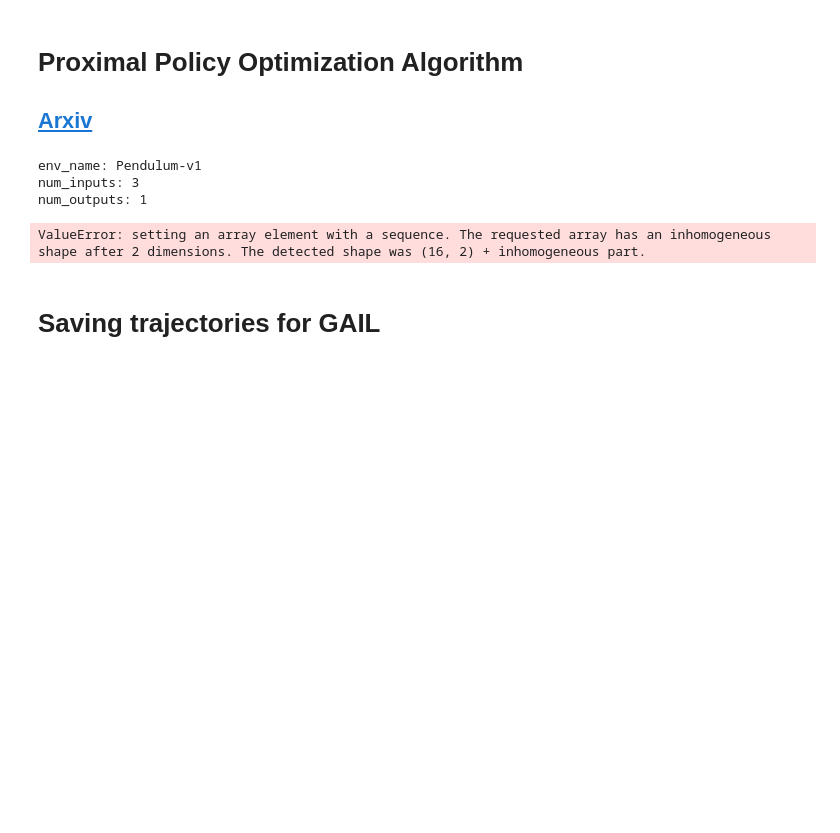
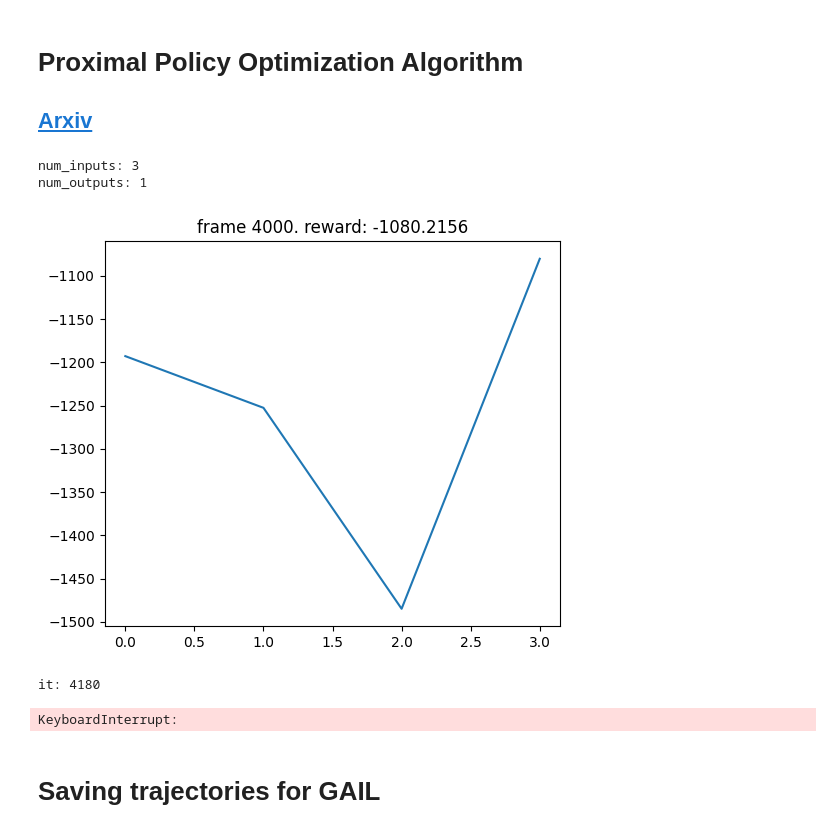
Before and after one commit to jacopotdsc/RL_project, a Jupyter notebook: rl_project.ipynb, the cells around one changed output. Saved outputs shown, nothing was run; the diff lists cells and outputs as text; code cells hidden in the pictures; blank space fills up the shorter version.

```diff
--- a/rl_project.ipynb
+++ b/rl_project.ipynb
@@ -182,7 +379,6 @@ def ppo_update(ppo_epochs, mini_batch_size, states, actions, log_probs, returns,
 # %%
 num_inputs  = env.observation_space.shape[0]
 num_outputs = env.action_space.shape[0]
-print(f"env_name: {env_name}")
 print(f"num_inputs: {num_inputs}")
 print(f"num_outputs: {num_outputs}")
 
@@ -193,7 +389,9 @@ num_steps        = 20
 mini_batch_size  = 5
 ppo_epochs       = 4
 threshold_reward = -200
+
+model = OldActorCritic(num_inputs, num_outputs, hidden_size).to(device)
+optimizer = optim.Adam(model.parameters(), lr=lr)
 # %% [output]
-env_name: Pendulum-v1
 num_inputs: 3
 num_outputs: 1
@@ -233,13 +398,28 @@ env_states = envs_manager.resets()
+# %%
+env1_name = "Pendulum-v1"
+env2_name = "MountainCarContinuous-v0"
+
+env1 = gym.make(env1_name)
+env2 = gym.make(env2_name)
+
+p_envs_ids = [env1_name, env2_name ]
+p_envs = [env1, env2]
+
+
+model_ac = ActorCritic(envs=p_envs, env_ids=p_envs_ids, hidden_size=256).to(device)
+optimizer = optim.Adam(model.parameters(), lr=lr)
+# %%
+max_frames = 50000
+frame_idx  = 0
+test_rewards = []
 # %%
-state = np.array(envs_manager.resets())
-
-max_frames = 15000
-frame_idx  = 0
-test_rewards = []
+#state = np.array(envs_manager.resets())
+state = envs.reset()
 
 early_stop = False
+
 while frame_idx < max_frames and not early_stop:
-
+    print(f"\rit: {frame_idx}", end="")
     log_probs = []
     values    = []
     states    = []
@@ -249,45 +429,58 @@ while frame_idx < max_frames and not early_stop:
     entropy = 0
 
     for _ in range(num_steps):
-        state = torch.FloatTensor(np.array(state)).to(device)
-        dist, value = model(state)
+
+        #state_old = torch.FloatTensor(np.array(state)).to(device)
+        #dist, value = model(state_old)
+        #print("old model")
+        #print(f"dist: {dist}, val: {value}")
+
+        model_input = model_ac.create_model_input(state, env2_name)
+        dist, value = model_ac(model_input)
+        #print("other model")
+        #print(f"dist: {dist}, val: {value}")
 
         action = dist.sample()
-        #next_state, reward, done, _ = envs.step(action.cpu().numpy())
-        next_state, reward, done = envs_manager.steps(action.cpu().numpy())
+        next_state, reward, done, _ = envs.step(action.cpu().numpy())
+
 
         log_prob = dist.log_prob(action)
         entropy += dist.entropy().mean()
 
         log_probs.append(log_prob)
         values.append(value)
         rewards.append(torch.FloatTensor(reward).unsqueeze(1).to(device))
-        masks.append(torch.FloatTensor(done).unsqueeze(1).to(device))
+        masks.append(torch.FloatTensor(1-done).unsqueeze(1).to(device))
 
-        states.append(state)
+        #states.append(state)
+        states.append(torch.FloatTensor(model_input['state'] ).to(device) )
         actions.append(action)
 
         state = next_state
         frame_idx += 1
 
         if frame_idx % 1000 == 0:
             test_reward = np.mean([test_env() for _ in range(10)])
             test_rewards.append(test_reward)
             plot(frame_idx, test_rewards)
             if test_reward > threshold_reward: early_stop = True
 
+    #next_state = torch.FloatTensor(next_state).to(device)
+    #_, next_value = model(next_state)
+    model_input = model_ac.create_model_input(state, env1_name)
+    _, next_value = model_ac(model_input)
 
-    next_state = torch.FloatTensor(next_state).to(device)
-    _, next_value = model(next_state)
     returns = compute_gae(next_value, rewards, masks, values)
 
     returns   = torch.cat(returns).detach()
     log_probs = torch.cat(log_probs).detach()
     values    = torch.cat(values).detach()
     states    = torch.cat(states)
     actions   = torch.cat(actions)
     advantage = returns - values
 
     ppo_update(ppo_epochs, mini_batch_size, states, actions, log_probs, returns, advantage)
 # %% [output]
+[figure, added]
-ValueError: setting an array element with a sequence. The requested array has an inhomogeneous shape after 2 dimensions. The detected shape was (16, 2) + inhomogeneous part.
+it: 4180
+KeyboardInterrupt:
```
Also changed, not shown: parts of 18 cells of this notebook.
